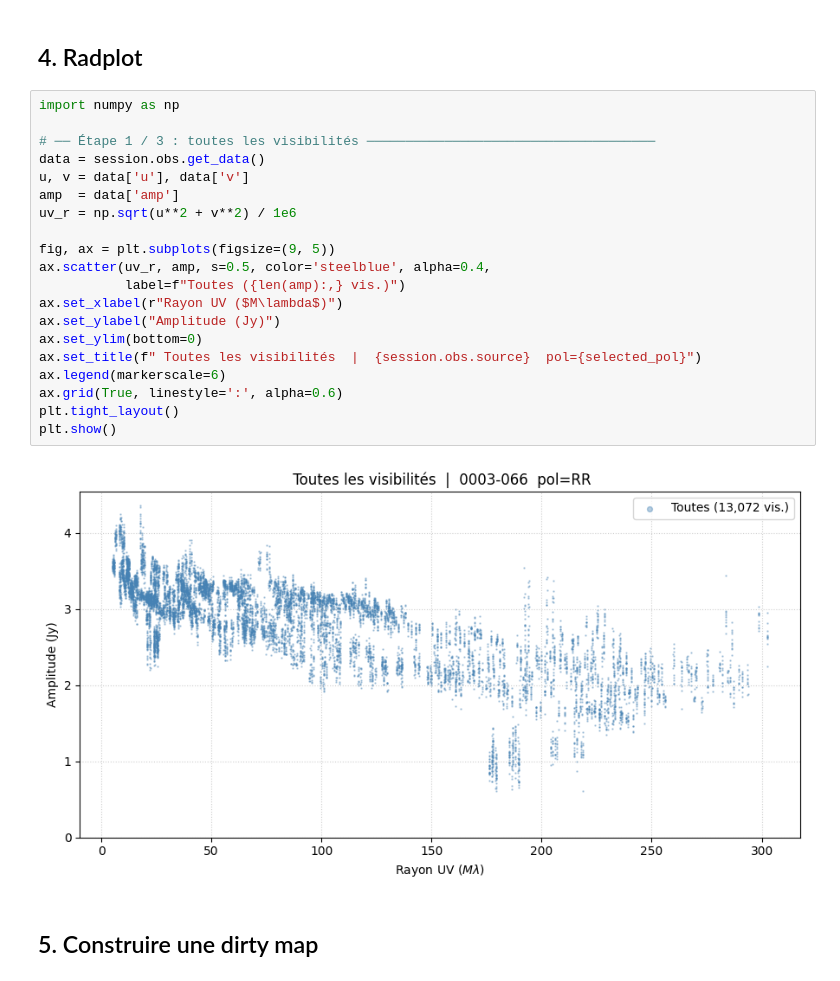
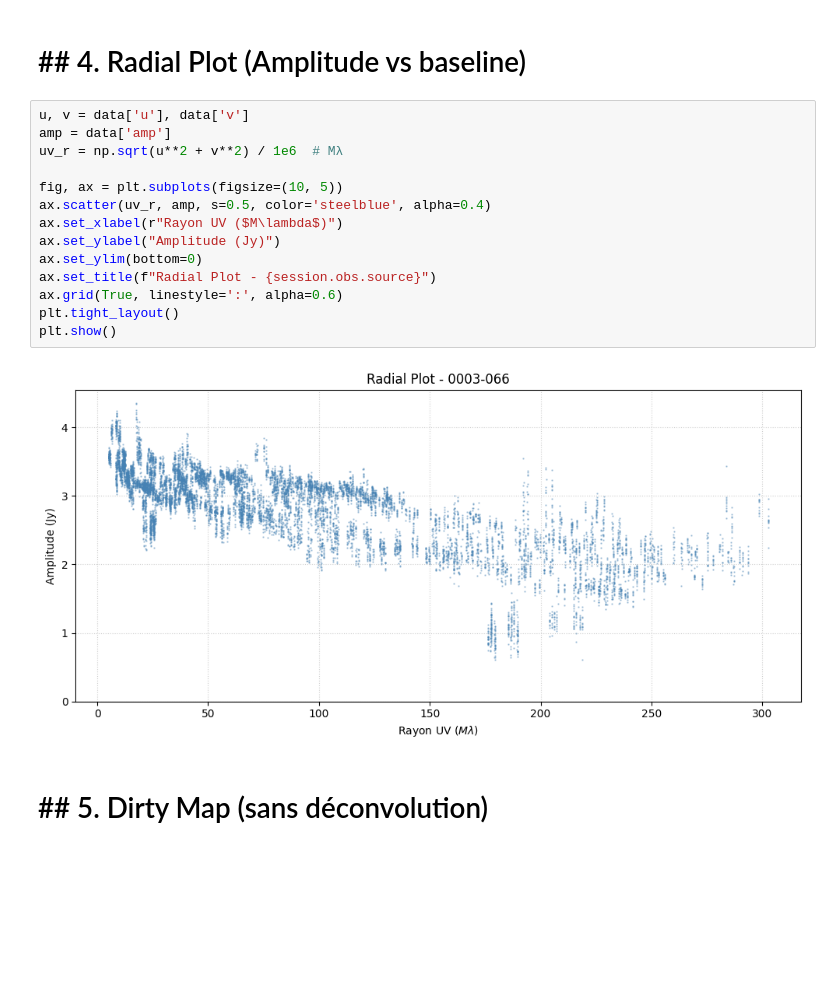
Before and after one commit to iimavne/DIFMAP, a Jupyter notebook: demo_pipeline_python.ipynb, the cells around one changed output. Drawn from its saved outputs; the diff is of its cells as text; blank space fills up the shorter version.

```diff
--- a/demo_pipeline_python.ipynb
+++ b/demo_pipeline_python.ipynb
@@ -84,27 +103,21 @@ plt.show()
 # %% [markdown]
-## 4. Radplot
+# ## 4. Radial Plot (Amplitude vs baseline)
 # %%
-import numpy as np
+u, v = data['u'], data['v']
+amp = data['amp']
+uv_r = np.sqrt(u**2 + v**2) / 1e6  # Mλ
 
-# ── Étape 1 / 3 : toutes les visibilités ─────────────────────────────────────
-data = session.obs.get_data()
-u, v = data['u'], data['v']
-amp  = data['amp']
-uv_r = np.sqrt(u**2 + v**2) / 1e6
-
-fig, ax = plt.subplots(figsize=(9, 5))
-ax.scatter(uv_r, amp, s=0.5, color='steelblue', alpha=0.4,
-           label=f"Toutes ({len(amp):,} vis.)")
+fig, ax = plt.subplots(figsize=(10, 5))
+ax.scatter(uv_r, amp, s=0.5, color='steelblue', alpha=0.4)
 ax.set_xlabel(r"Rayon UV ($M\lambda$)")
 ax.set_ylabel("Amplitude (Jy)")
 ax.set_ylim(bottom=0)
-ax.set_title(f" Toutes les visibilités  |  {session.obs.source}  pol={selected_pol}")
-ax.legend(markerscale=6)
+ax.set_title(f"Radial Plot - {session.obs.source}")
 ax.grid(True, linestyle=':', alpha=0.6)
 plt.tight_layout()
 plt.show()
 # %% [output]
-[figure, old version]
+[figure, new version]
 # %% [markdown]
-## 5. Construire une dirty map
+# ## 5. Dirty Map (sans déconvolution)
 # %%
```
Also changed, not shown: parts of 28 cells of this notebook, 14 other files.
